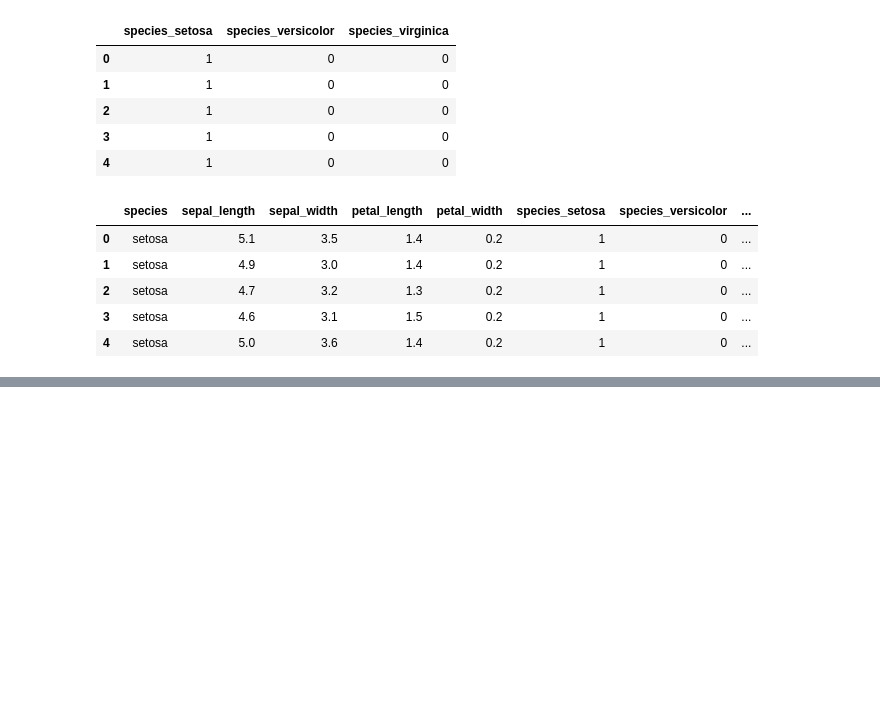
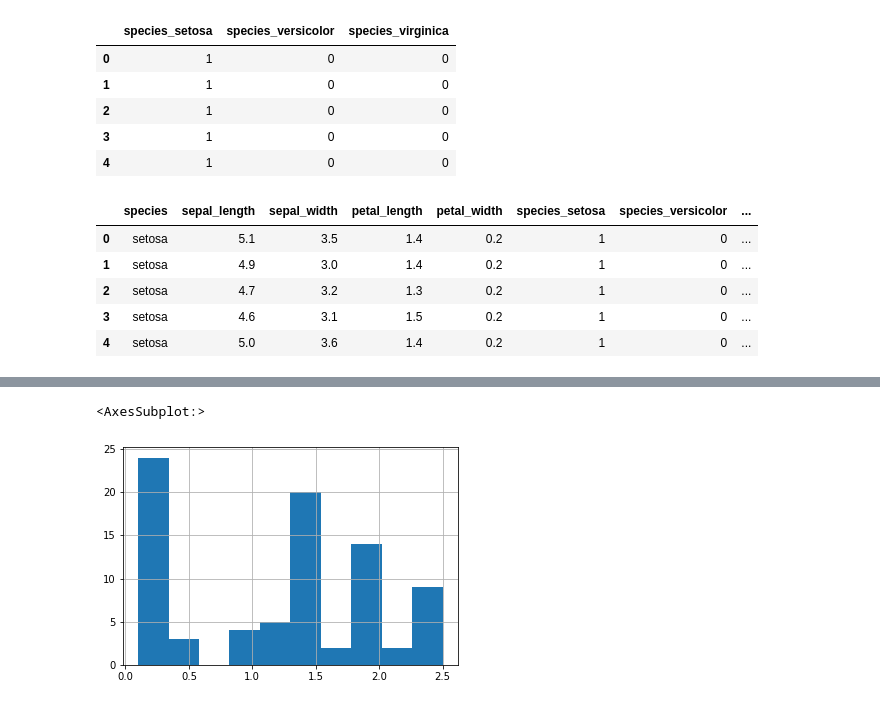
Before and after one commit to albertopuentes/classification-exercises, a Jupyter notebook: classification_exercises.ipynb, the cells around one changed output, grey strips where cells are left out. Cells and saved outputs as stored; diff of their text form; code cells hidden in the pictures; blank space fills up the shorter version.

```diff
--- a/classification_exercises.ipynb
+++ b/classification_exercises.ipynb
@@ -275,0 +357,5 @@ prep_iris(acquire.new_iris_data()).head()
+# %%
+train.petal_width.hist()
+# %% [output]
+<AxesSubplot:>
+[figure, added]
```
Also changed, not shown: parts of 20 cells of this notebook.
